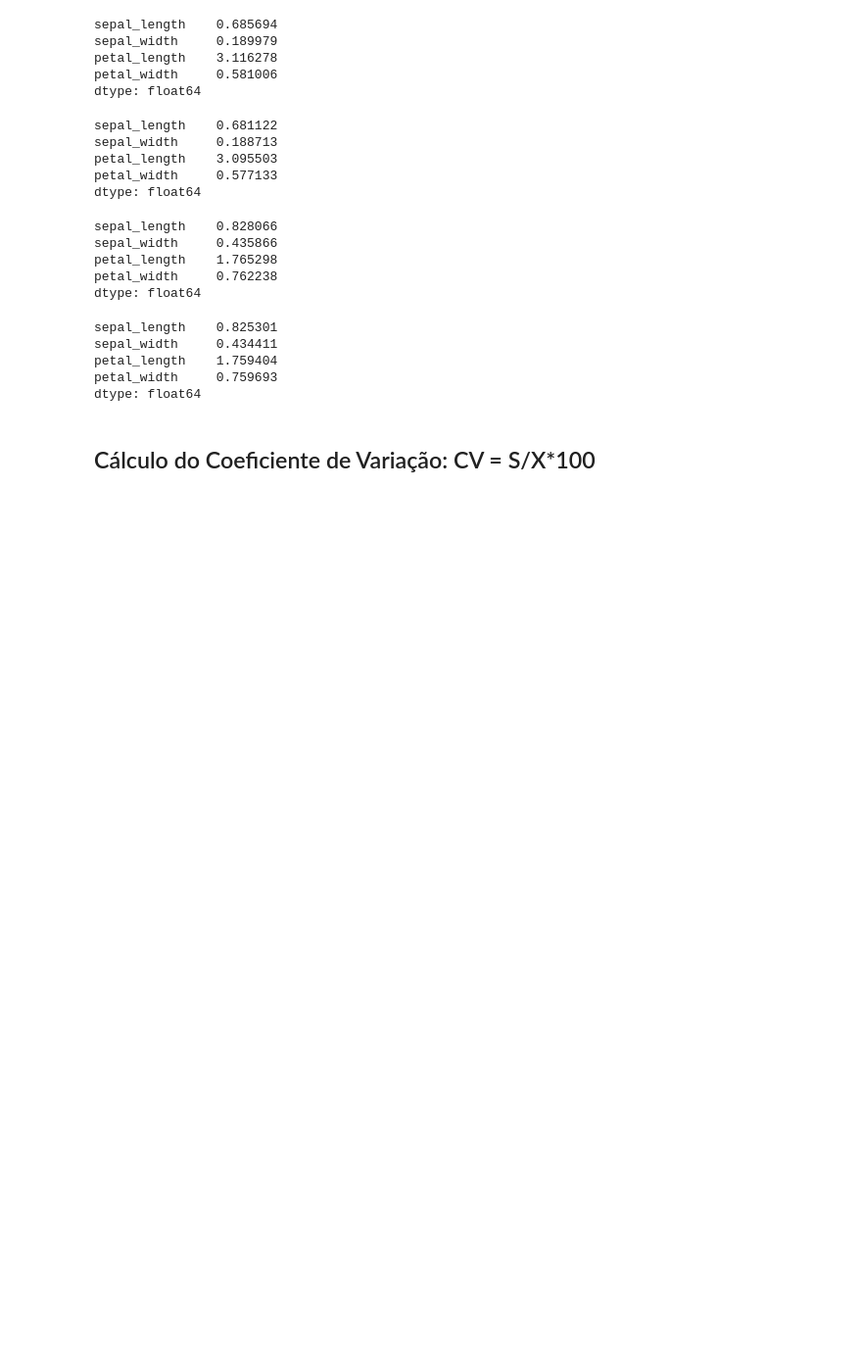
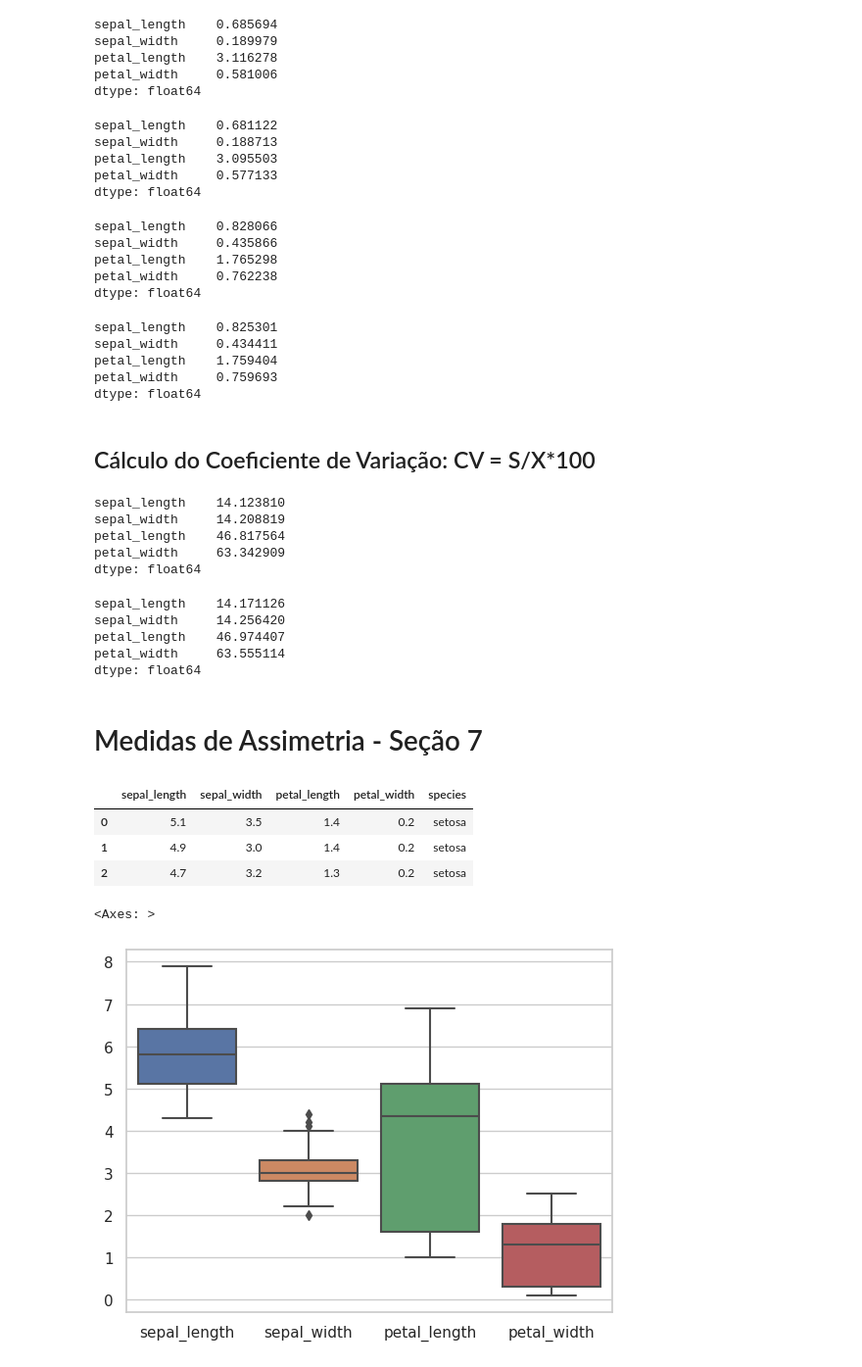
Before and after one commit to telmacarvalho/programa_de_bolsas_compass, a Jupyter notebook: Python/Exemplos_estatistica.ipynb, the cells around one changed output. Shown at 98% size. Cells and saved outputs as stored; diff of their text form; code cells hidden in the pictures; blank space fills up the shorter version.

Commit message:
Adicionando exemplos de medidas de assimetria da seção 7

```diff
--- a/Python/Exemplos_estatistica.ipynb
+++ b/Python/Exemplos_estatistica.ipynb
@@ -388,3 +388,23 @@ petal_width     0.759693
 dtype: float64
 # %% [markdown]
 ## Cálculo do Coeficiente de Variação: CV = S/X*100
+# %%
+CV = np.std(dados)/np.mean(dados)*100
+CV
+# %% [output]
+sepal_length    14.123810
+sepal_width     14.208819
+petal_length    46.817564
+petal_width     63.342909
+dtype: float64
+# %%
+CV2 = dados.std()/dados.mean()*100
+CV2
+# %% [output]
+sepal_length    14.171126
+sepal_width     14.256420
+petal_length    46.974407
+petal_width     63.555114
+dtype: float64
+# %% [markdown]
+# Medidas de Assimetria - Seção 7
@@ -390,0 +415,14 @@ dtype: float64
+# %%
+dados.head(3)
+# %% [output]
+|  | sepal_length | sepal_width | petal_length | petal_width | species |
+| 0 | 5.1 | 3.5 | 1.4 | 0.2 | setosa |
+| 1 | 4.9 | 3.0 | 1.4 | 0.2 | setosa |
+| 2 | 4.7 | 3.2 | 1.3 | 0.2 | setosa |
+# %%
+sns.set(style = "whitegrid", color_codes=True)
+
+sns.boxplot(data = dados)
+# %% [output]
+<Axes: >
+[figure, added]
```
Also changed, not shown: parts of 3 cells of this notebook.
